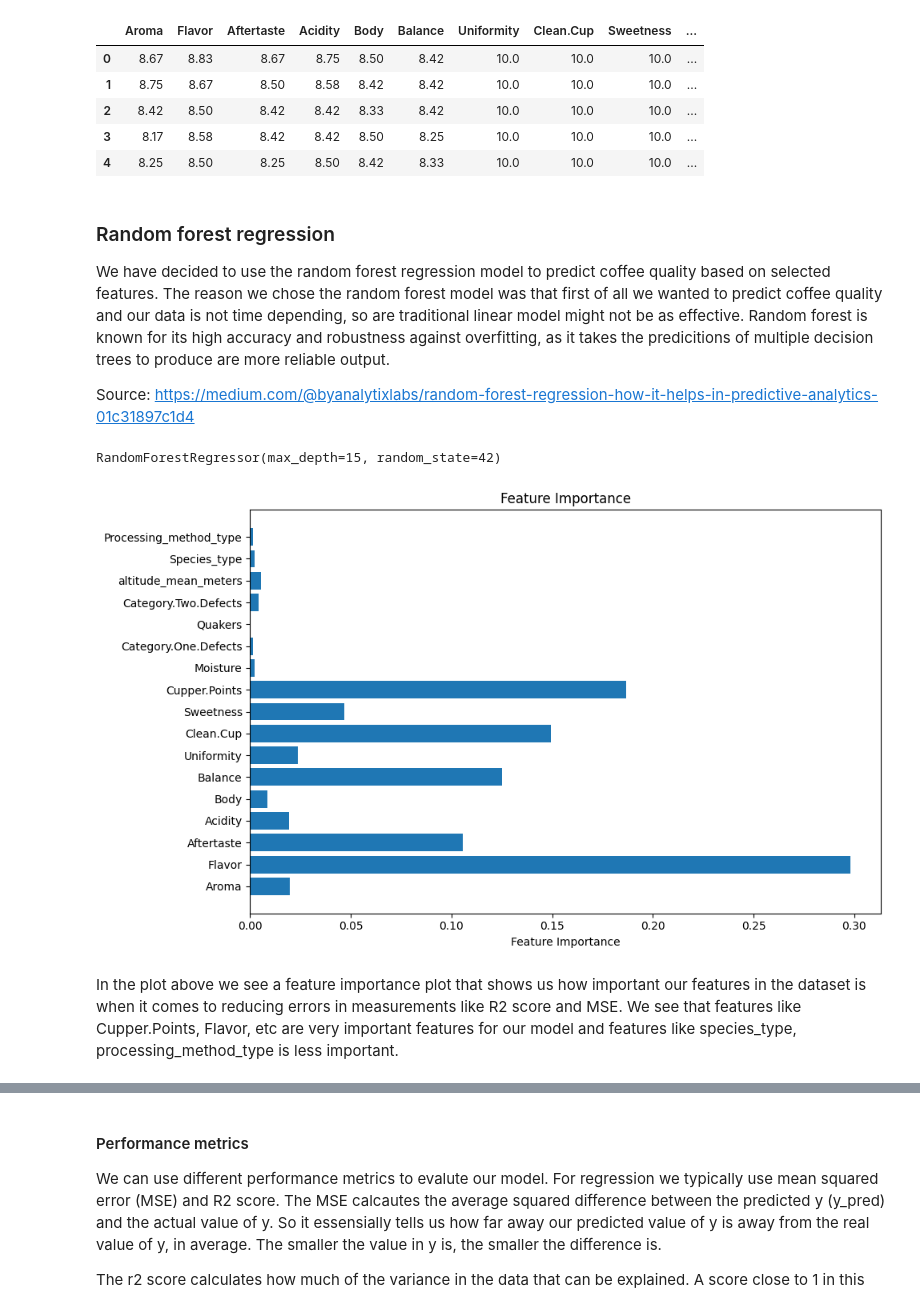
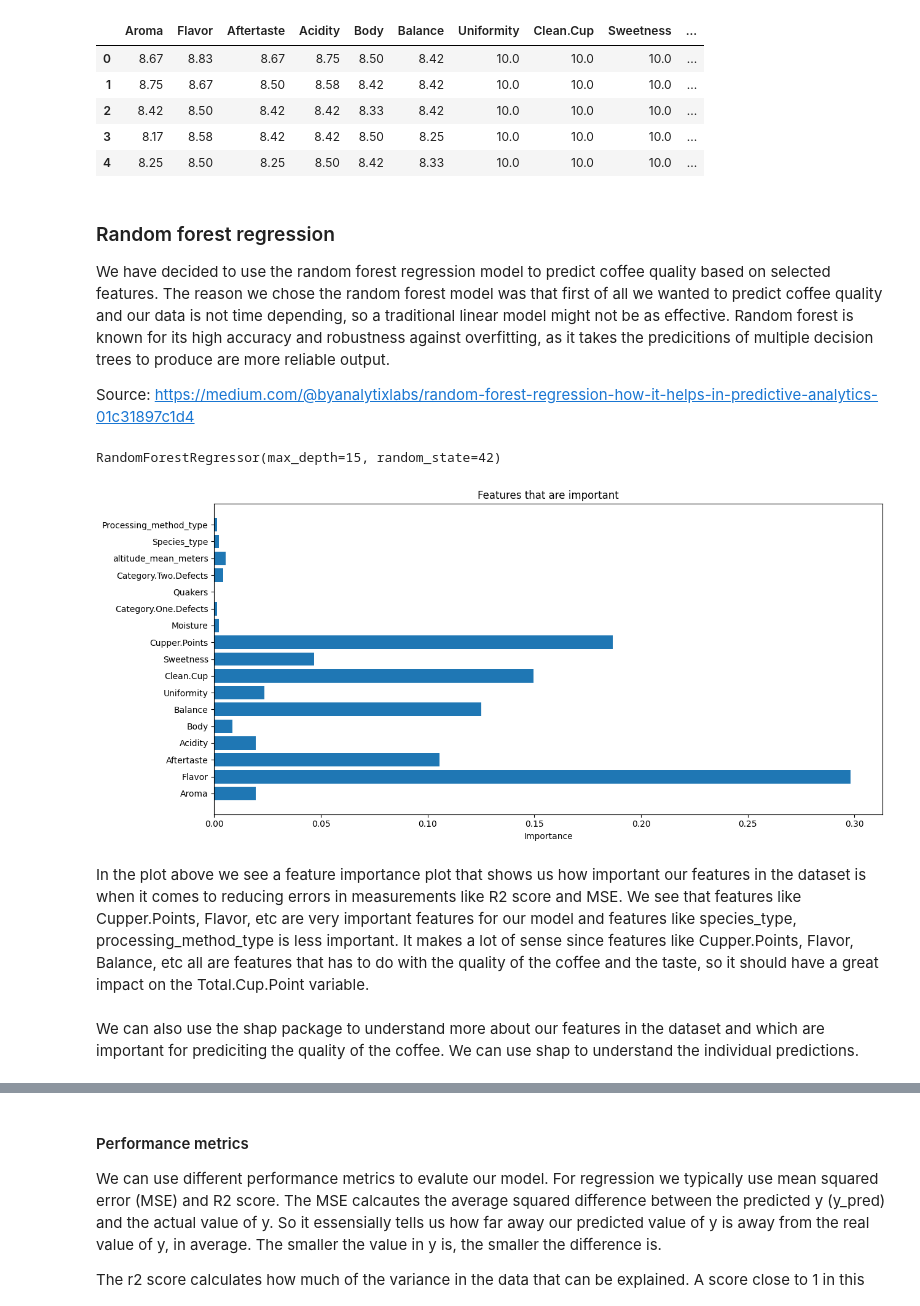
Before and after one commit to NatasjaVitoft/ML-coffee-quality, a Jupyter notebook: random_forrest/random_forest.ipynb, the cells around one changed output, grey strips where cells are left out. Drawn from its saved outputs; the diff is of its cells as text; code cells hidden in the pictures.

```diff
--- a/random_forrest/random_forest.ipynb
+++ b/random_forrest/random_forest.ipynb
@@ -56,7 +57,7 @@ df_cleaned_random_forrest = df
 ### Random forest regression
 
 We have decided to use the random forest regression model to predict coffee quality based on selected features.
-The reason we chose the random forest model was that first of all we wanted to predict coffee quality and our data is not time depending, so are traditional linear model might not be as effective. Random forest is known for its high accuracy and robustness against overfitting, as it takes the predicitions of multiple decision trees to produce are more reliable output.
+The reason we chose the random forest model was that first of all we wanted to predict coffee quality and our data is not time depending, so a traditional linear model might not be as effective. Random forest is known for its high accuracy and robustness against overfitting, as it takes the predicitions of multiple decision trees to produce are more reliable output.
 
 Source: https://medium.com/@byanalytixlabs/random-forest-regression-how-it-helps-in-predictive-analytics-01c31897c1d4
 # %%
@@ -82,15 +83,18 @@ y_pred = model.predict(X_test)
 # %%
 importances = model.feature_importances_
 feature_names = X.columns
 
 # Plot that shows which features are most important for prediciting the outcome of coffee_quality
-plt.figure(figsize=(10, 6))
+plt.figure(figsize=(13, 6))
 plt.barh(feature_names, importances)
-plt.xlabel("Feature Importance")
-plt.title("Feature Importance")
+plt.xlabel("Importance")
+plt.title("Features that are important")
 plt.tight_layout()
 plt.show()
 # %% [output]
-[figure, old version]
+[figure, new version]
 # %% [markdown]
 In the plot above we see a feature importance plot that shows us how important our features in the dataset is when it comes to reducing errors in measurements like R2 score and MSE. We see that features like Cupper.Points, Flavor, etc are very important features for our model and features like species_type, processing_method_type is less important.
+It makes a lot of sense since features like Cupper.Points, Flavor, Balance, etc all are features that has to do with the quality of the coffee and the taste, so it should have a great impact on the Total.Cup.Point variable.
+# %% [markdown]
+We can also use the shap package to understand more about our features in the dataset and which are important for prediciting the quality of the coffee. We can use shap to understand the individual predictions.
```
Also changed, not shown: parts of 14 cells of this notebook, 3 other files.
